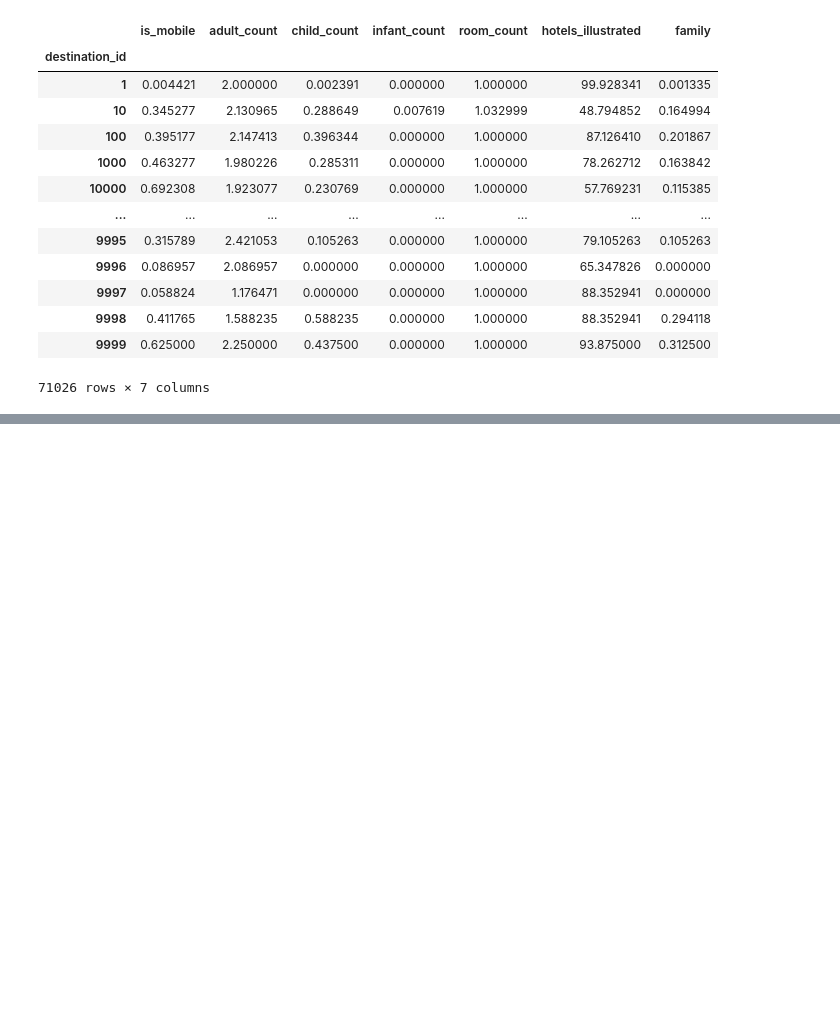
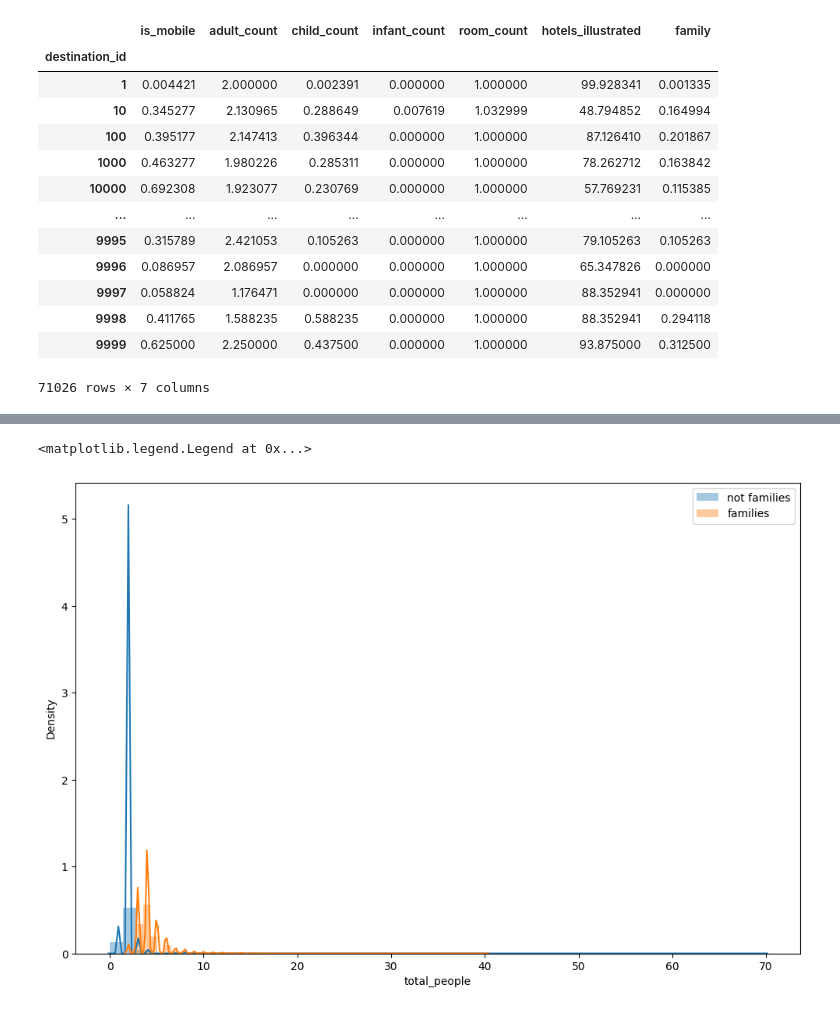
Before and after one commit to zetdata7/Hotel-Recommendations, a Jupyter notebook: EDA_Hotels.ipynb, the cells around one changed output, grey strips where cells are left out. Cells and saved outputs as stored; diff of their text form; code cells hidden in the pictures; blank space fills up the shorter version.

```diff
--- a/EDA_Hotels.ipynb
+++ b/EDA_Hotels.ipynb
@@ -4,3 +6,6 @@ import numpy as np
+# %%
+plt.rcParams['figure.figsize'] = [12, 8]
+plt.rcParams['figure.dpi'] = 100
 # %%
 main = pd.read_csv('main.tsv', sep='\t', header=0)
 # %%
@@ -240,0 +268,10 @@ main.groupby(['destination_id']).mean()
+# %%
+main['total_people'] = main['adult_count'] +main['child_count'] +main['infant_count']
+# %%
+sns.distplot(main[~main['family']]['total_people'], label='not families', color='C0')
+sns.distplot(main[main['family']]['total_people'], label='families', color='C1')
+
+plt.legend()
+# %% [output]
+<matplotlib.legend.Legend at 0x...>
+[figure, added]
```
Also changed, not shown: parts of 6 cells of this notebook.
